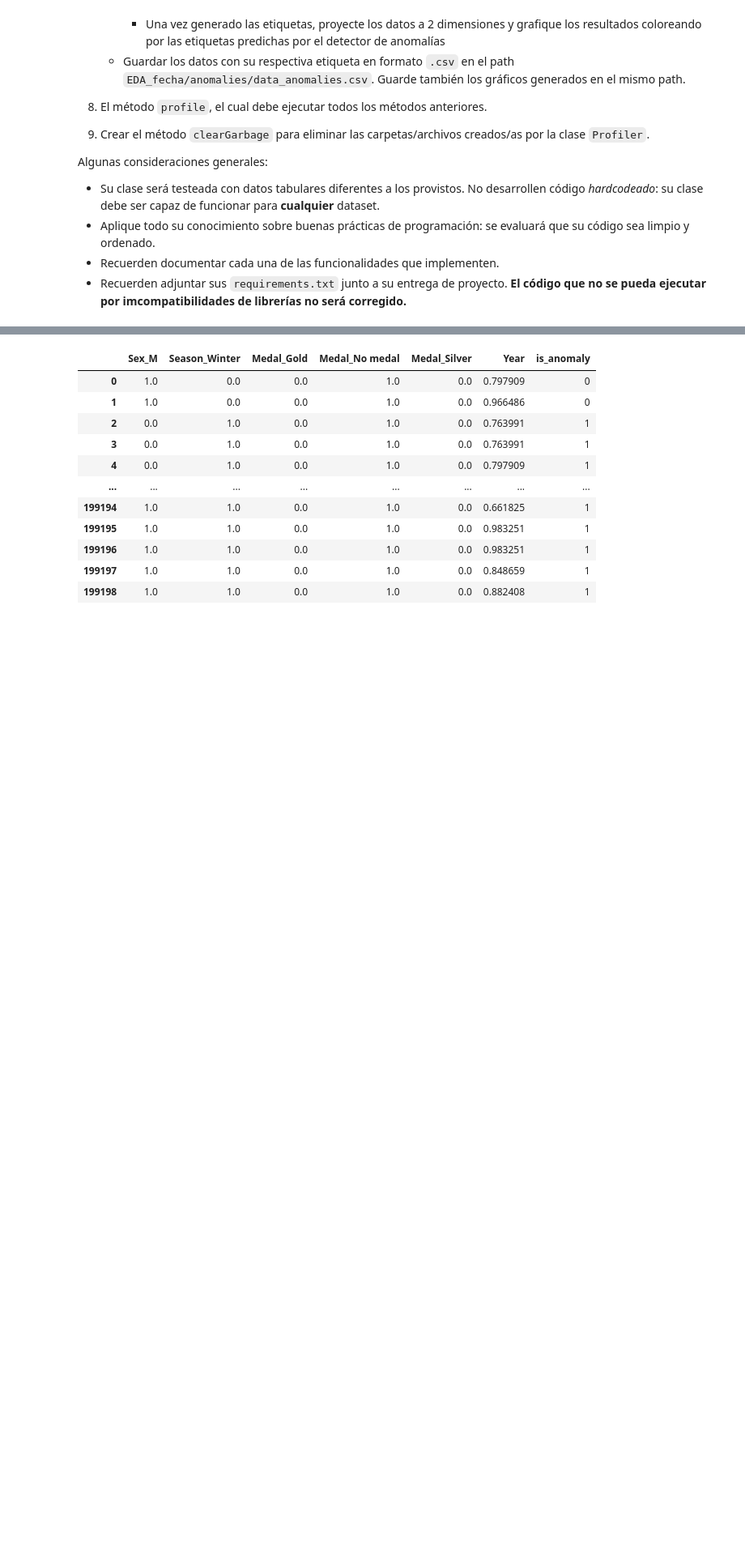
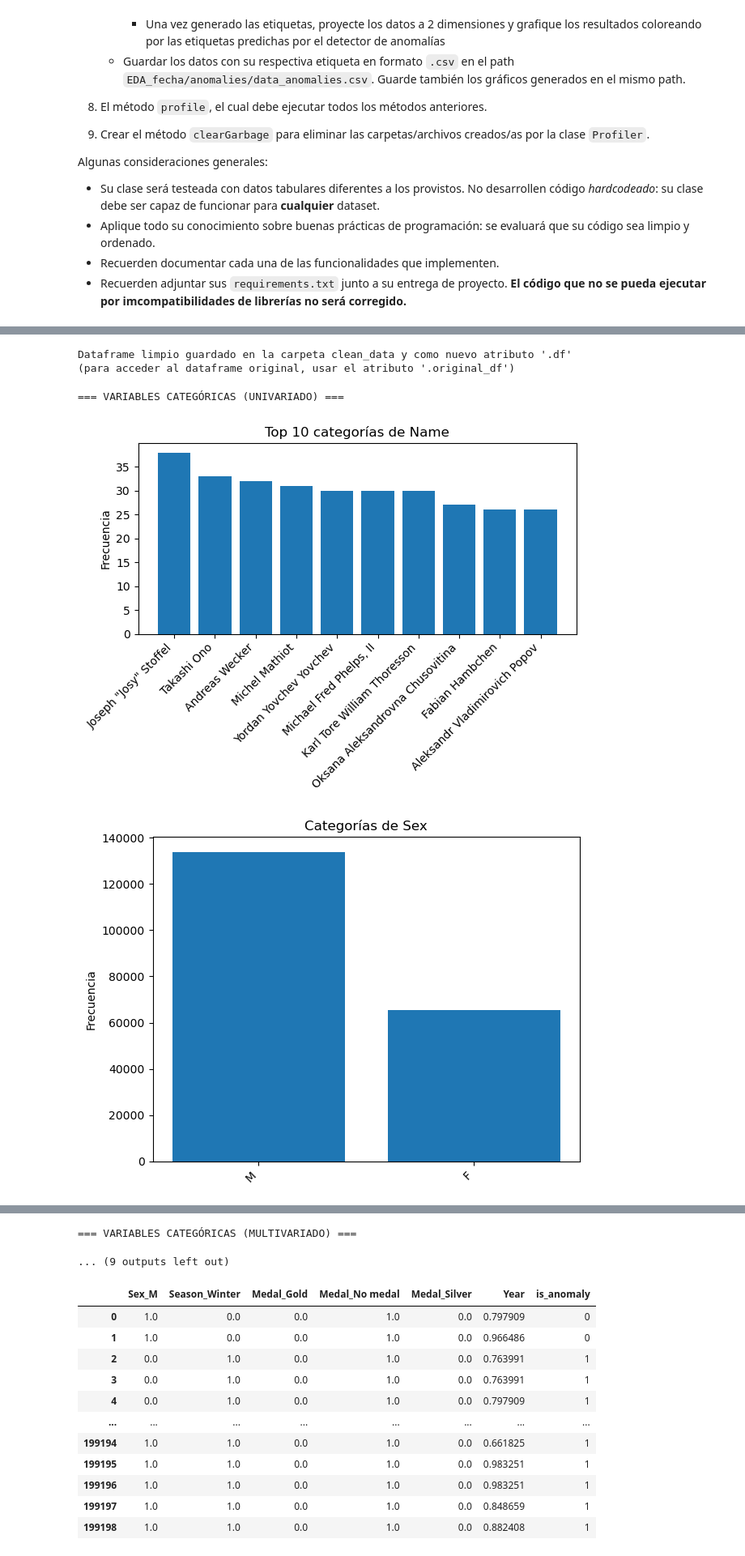
Before and after one commit to mgzotero/MDS7202, a Jupyter notebook: Proyectos/Proyecto 1/proyecto1.ipynb, the cells around one changed output, grey strips where cells are left out. Shown at 81% size. Cells and saved outputs as stored; diff of their text form; code cells hidden in the pictures; blank space fills up the shorter version.

```diff
--- a/Proyectos/Proyecto 1/proyecto1.ipynb
+++ b/Proyectos/Proyecto 1/proyecto1.ipynb
@@ -710,0 +814,7 @@ class Profiler:
+# %%
+shutil.rmtree("EDA_06-11-2023")
+
+df = pd.read_parquet(
+    "C:/Users/mgonz/Universidad/10mo semestre/Laboratorio de Programación Científica para Ciencia de Datos/Proyectos/Proyecto 1/olimpiadas.parquet"
+)
+pr = Profiler(df)
@@ -710,0 +825,17 @@ class Profiler:
+# %%
+pr.clean_data(
+    columns=df.columns.tolist(),
+    custom_nan_replacement={"Medal": "No_Medal"},
+    nan_technique="imputation",
+    split_non_atomic={"age-height-weight": ["Age", "Height", "Weight"]},
+    nan_str="nan",
+)
+# %% [output]
+Dataframe limpio guardado en la carpeta clean_data y como nuevo atributo '.df'
+(para acceder al dataframe original, usar el atributo '.original_df')
+# %%
+pr.plot_vars(df="clean", columns=pr.clean_df.columns.tolist(), show=True)
+# %% [output]
+=== VARIABLES CATEGÓRICAS (UNIVARIADO) ===
+[figure, added]
+[figure, added]
@@ -711,3 +850,5 @@ class Profiler:
+=== VARIABLES CATEGÓRICAS (MULTIVARIADO) ===
+... (9 outputs left out)
 # %%
 from sklearn.ensemble import IsolationForest
 
```
Also changed, not shown: parts of 4 cells of this notebook.
